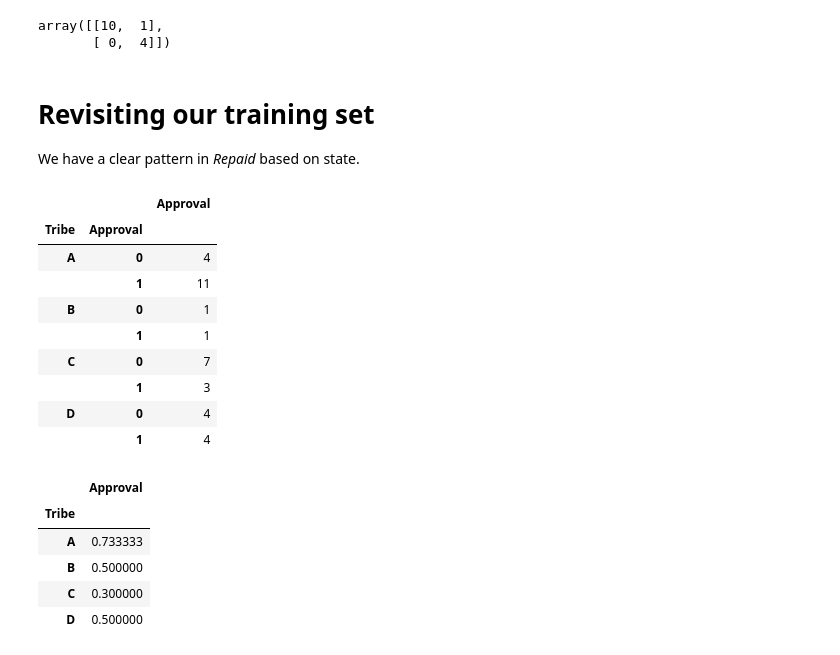
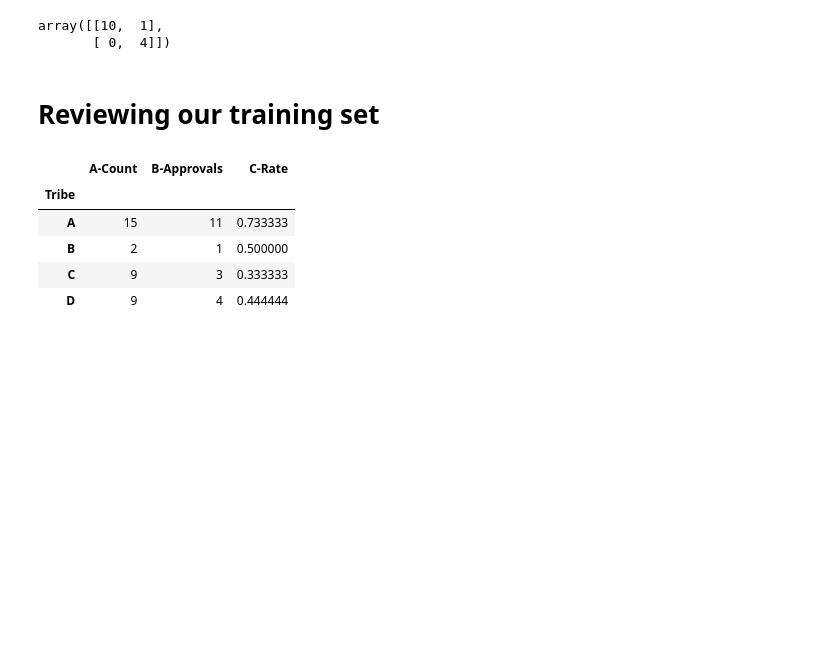
Before and after one commit to brookingcharlie/ml-dis, a Jupyter notebook: notebook.ipynb, the cells around one changed output. Drawn from its saved outputs; the diff is of its cells as text; code cells hidden in the pictures; blank space fills up the shorter version.

Commit message:
review training set

```diff
--- a/notebook.ipynb
+++ b/notebook.ipynb
@@ -167,29 +167,18 @@ confusion_matrix(test['Approval'], p)
 # %% [output]
 array([[10,  1],
        [ 0,  4]])
-# %% [markdown]
-# Revisiting our training set
-
-We have a clear pattern in *Repaid* based on state.
-# %%
-train.groupby(['Tribe', 'Approval'])[['Approval']].count()
-# %% [output]
-|  |  | Approval |
-| Tribe | Approval |  |
-| A | 0 | 4 |
-|  | 1 | 11 |
-| B | 0 | 1 |
-|  | 1 | 1 |
-| C | 0 | 7 |
-|  | 1 | 3 |
-| D | 0 | 4 |
-|  | 1 | 4 |
-# %%
-train.groupby(['Tribe'])[['Approval']].sum() / train.groupby(['Tribe'])[['Approval']].count()
-# %% [output]
-|  | Approval |
-| Tribe |  |
-| A | 0.733333 |
-| B | 0.500000 |
-| C | 0.300000 |
-| D | 0.500000 |
+# %% [markdown]
+# Reviewing our training set
+# %%
+pd.DataFrame({
+    'A-Count': train.groupby(['Tribe'])['Tribe'].count(),
+    'B-Approvals': train[train['Approval'] == 1].groupby(['Tribe'])['Tribe'].count(),
+    'C-Rate': train.groupby(['Tribe'])['Approval'].sum() / train.groupby(['Tribe'])['Approval'].count()
+})
+# %% [output]
+|  | A-Count | B-Approvals | C-Rate |
+| Tribe |  |  |  |
+| A | 15 | 11 | 0.733333 |
+| B | 2 | 1 | 0.500000 |
+| C | 9 | 3 | 0.333333 |
+| D | 9 | 4 | 0.444444 |
```
Also changed, not shown: parts of 3 cells of this notebook, 1 other file.
